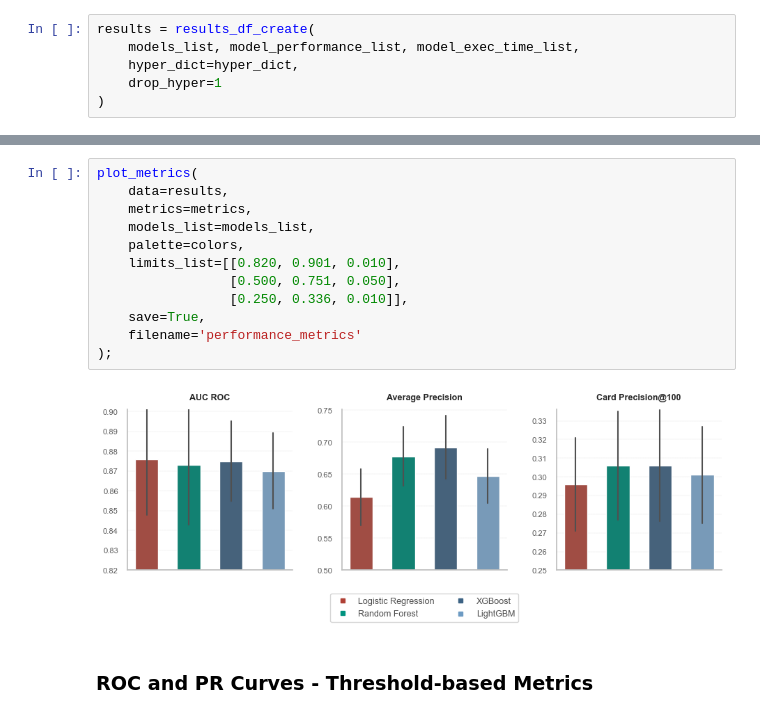
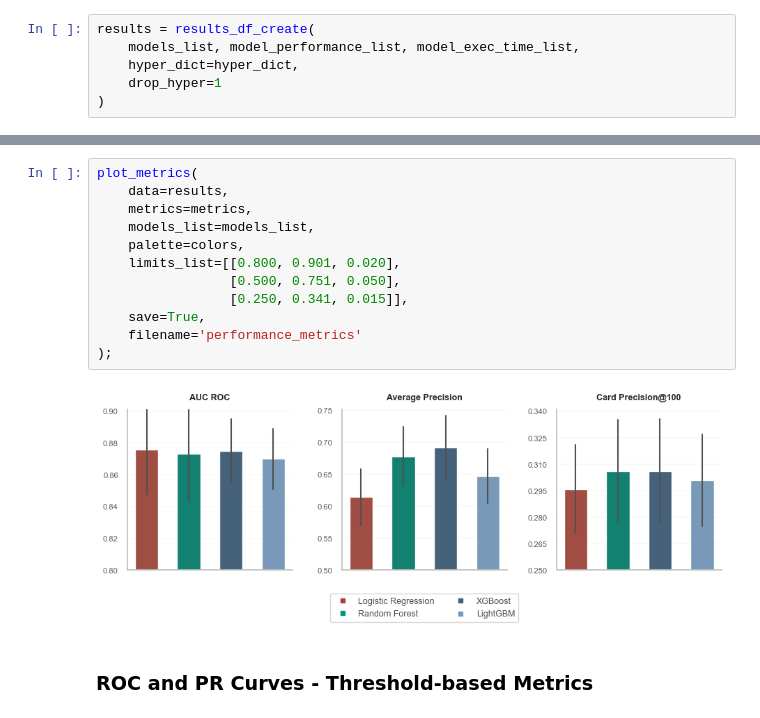
Before and after one commit to a-chasovsky/perc_credit_card_fraud_detection, a Jupyter notebook: 4-models-comparison.ipynb, the cells around one changed output, grey strips where cells are left out. Cells and saved outputs as stored; diff of their text form.

```diff
--- a/4-models-comparison.ipynb
+++ b/4-models-comparison.ipynb
@@ -112,17 +112,17 @@ results
 # %%
 plot_metrics(
     data=results,
     metrics=metrics,
     models_list=models_list,
     palette=colors,
-    limits_list=[[0.820, 0.901, 0.010],
+    limits_list=[[0.800, 0.901, 0.020],
                  [0.500, 0.751, 0.050],
-                 [0.250, 0.336, 0.010]],
+                 [0.250, 0.341, 0.015]],
     save=True,
     filename='performance_metrics'
 );
 # %% [output]
-[figure, old version]
+[figure, new version]
 # %% [markdown]
 ### ROC and PR Curves - Threshold-based Metrics
 # %% [markdown]
```
Also changed, not shown: parts of 1 cell of this notebook, 11 other files.
